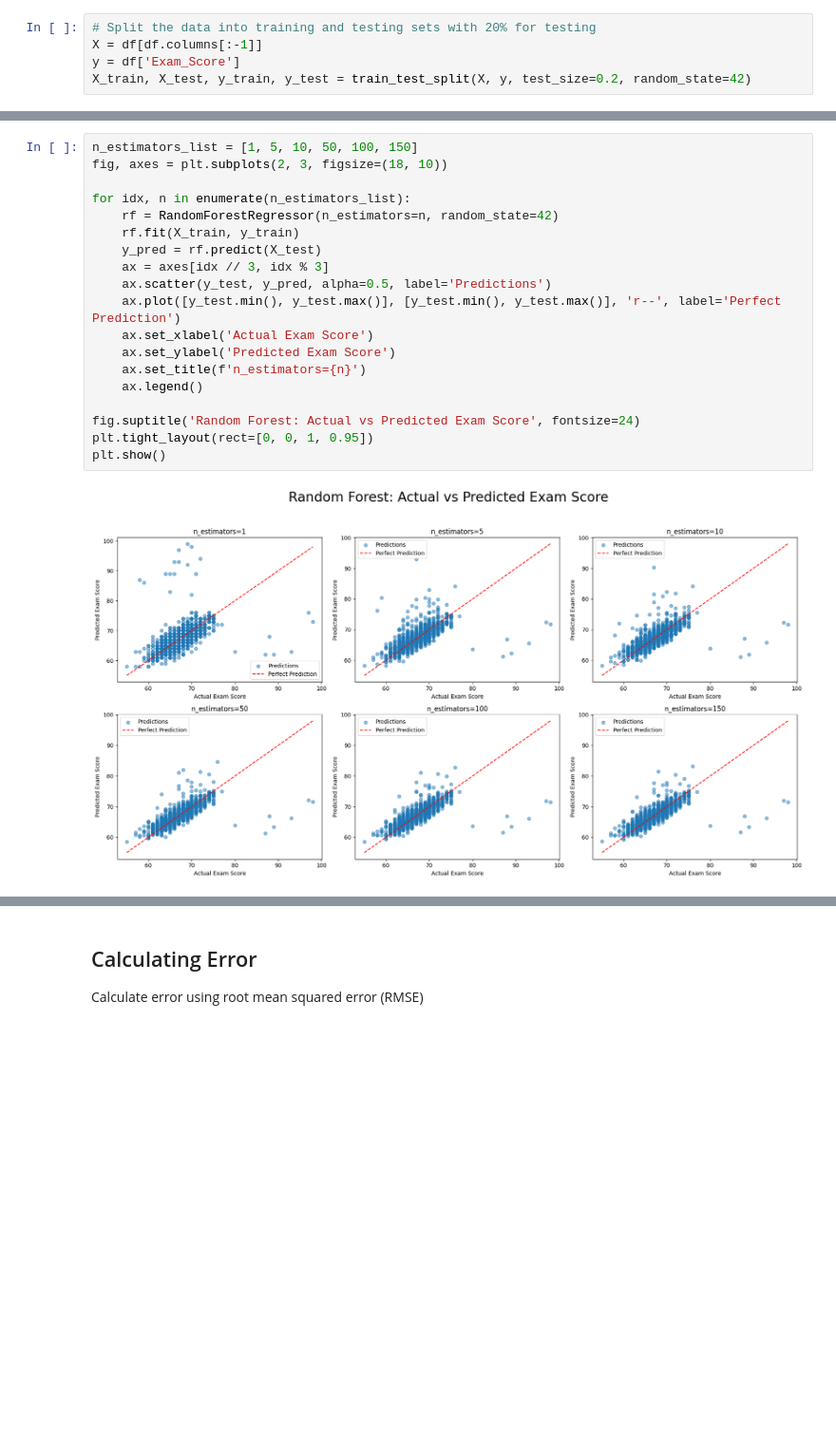
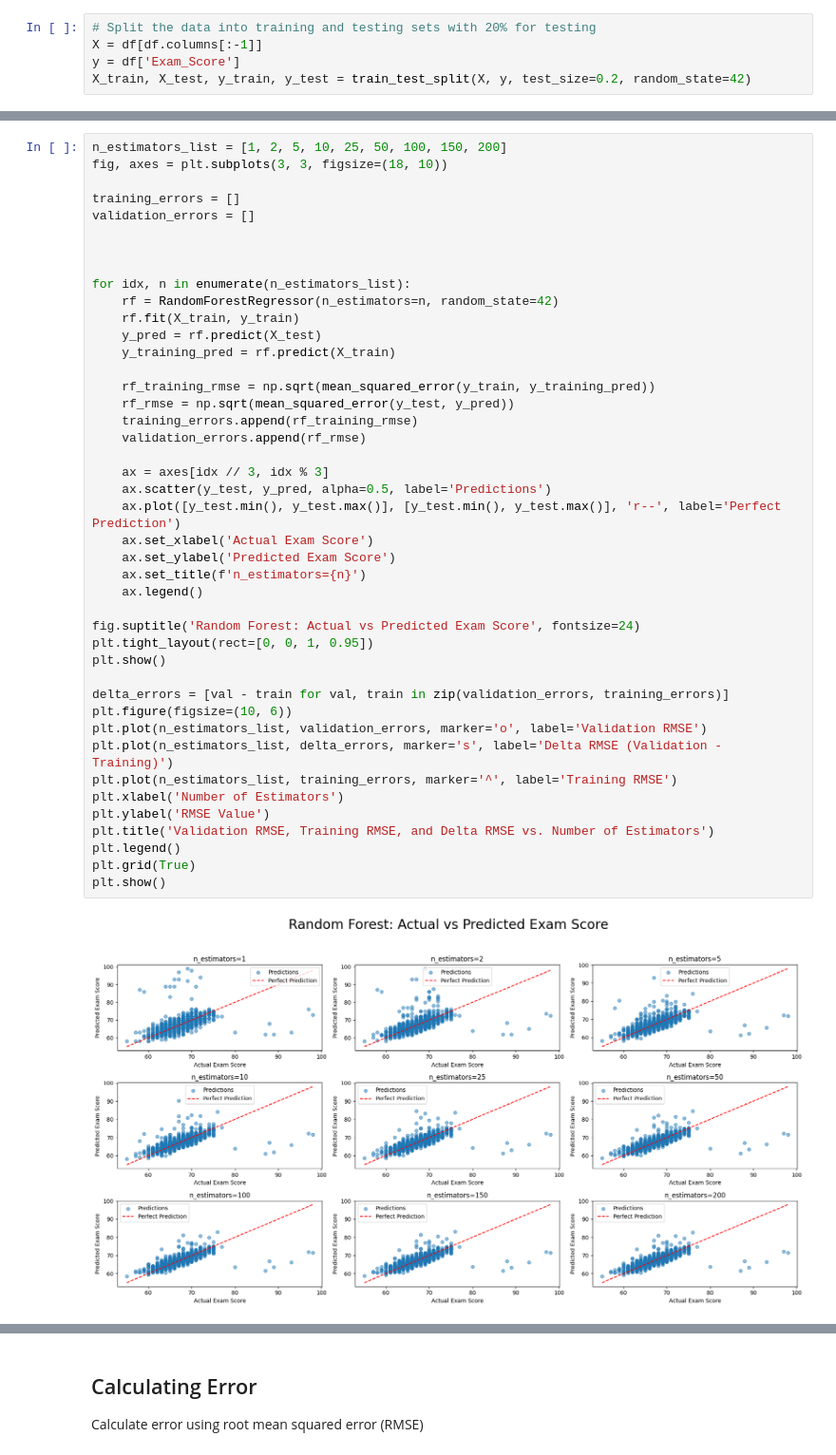
Before and after one commit to lauri-lyytikainen/ml_2025, a Jupyter notebook: main.ipynb, the cells around one changed output, grey strips where cells are left out. Shown: that part at 95% size. Saved outputs shown, nothing was run; the diff lists cells and outputs as text; blank space fills up the shorter version.

Commit message:
Added training error rate and expanded n_estimators selection

```diff
--- a/main.ipynb
+++ b/main.ipynb
@@ -78,23 +83,47 @@ plt.show()
 # %% [output]
 [figure]
 # %%
-n_estimators_list = [1, 5, 10, 50, 100, 150]
-fig, axes = plt.subplots(2, 3, figsize=(18, 10))
+n_estimators_list = [1, 2, 5, 10, 25, 50, 100, 150, 200]
+fig, axes = plt.subplots(3, 3, figsize=(18, 10))
+
+training_errors = []
+validation_errors = []
+
+
 
 for idx, n in enumerate(n_estimators_list):
     rf = RandomForestRegressor(n_estimators=n, random_state=42)
     rf.fit(X_train, y_train)
     y_pred = rf.predict(X_test)
+    y_training_pred = rf.predict(X_train)
+
+    rf_training_rmse = np.sqrt(mean_squared_error(y_train, y_training_pred))
+    rf_rmse = np.sqrt(mean_squared_error(y_test, y_pred))
+    training_errors.append(rf_training_rmse)
+    validation_errors.append(rf_rmse)
+
     ax = axes[idx // 3, idx % 3]
     ax.scatter(y_test, y_pred, alpha=0.5, label='Predictions')
     ax.plot([y_test.min(), y_test.max()], [y_test.min(), y_test.max()], 'r--', label='Perfect Prediction')
     ax.set_xlabel('Actual Exam Score')
     ax.set_ylabel('Predicted Exam Score')
     ax.set_title(f'n_estimators={n}')
     ax.legend()
 
 fig.suptitle('Random Forest: Actual vs Predicted Exam Score', fontsize=24)
 plt.tight_layout(rect=[0, 0, 1, 0.95])
 plt.show()
+
+delta_errors = [val - train for val, train in zip(validation_errors, training_errors)]
+plt.figure(figsize=(10, 6))
+plt.plot(n_estimators_list, validation_errors, marker='o', label='Validation RMSE')
+plt.plot(n_estimators_list, delta_errors, marker='s', label='Delta RMSE (Validation - Training)')
+plt.plot(n_estimators_list, training_errors, marker='^', label='Training RMSE')
+plt.xlabel('Number of Estimators')
+plt.ylabel('RMSE Value')
+plt.title('Validation RMSE, Training RMSE, and Delta RMSE vs. Number of Estimators')
+plt.legend()
+plt.grid(True)
+plt.show()
 # %% [output]
-[figure, old version]
+[figure, new version]
```
Also changed, not shown: parts of 5 cells of this notebook.
